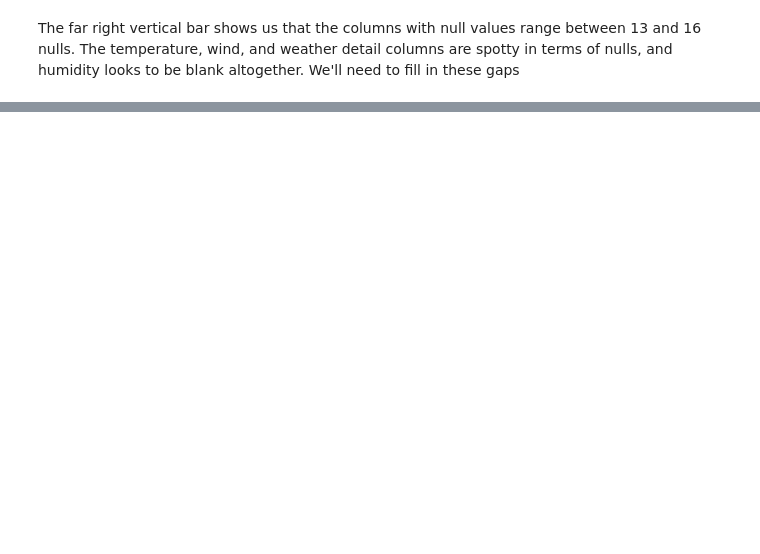
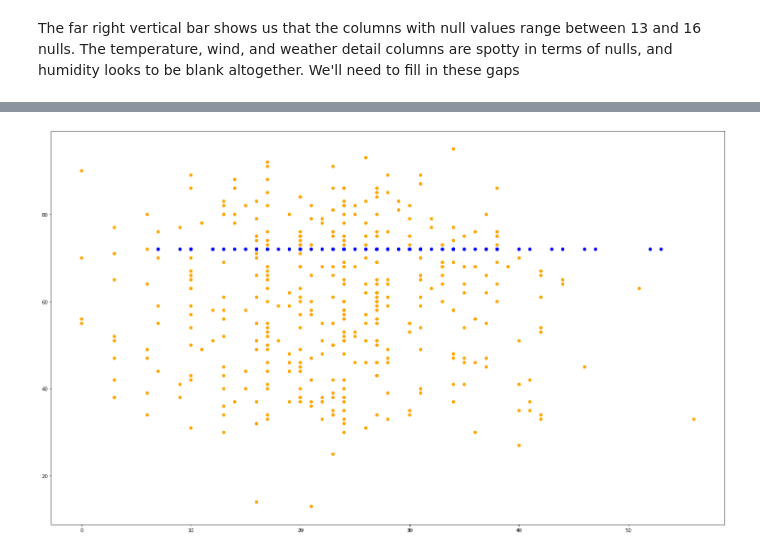
Before and after one commit to oconnorac/Cloudy-with-a-Chance-of-Football, a Jupyter notebook: notebooks/cleaning/tobycrabtree_cleaning.ipynb, the cells around one changed output, grey strips where cells are left out. Saved outputs shown, nothing was run; the diff lists cells and outputs as text; code cells hidden in the pictures; blank space fills up the shorter version.

```diff
--- a/notebooks/cleaning/tobycrabtree_cleaning.ipynb
+++ b/notebooks/cleaning/tobycrabtree_cleaning.ipynb
@@ -249,0 +636,4 @@ weather_detail - fill in non-Dome with non-dome
+# %%
+scatterMaker(df['score_home'], df['weather_temperature'], df['dome_or_not'])
+# %% [output]
+[figure, added]
```
Also changed, not shown: parts of 59 cells of this notebook, 1 other file.
